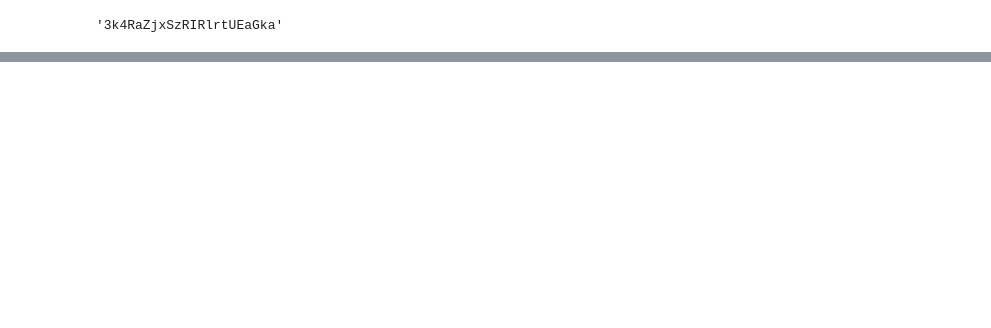
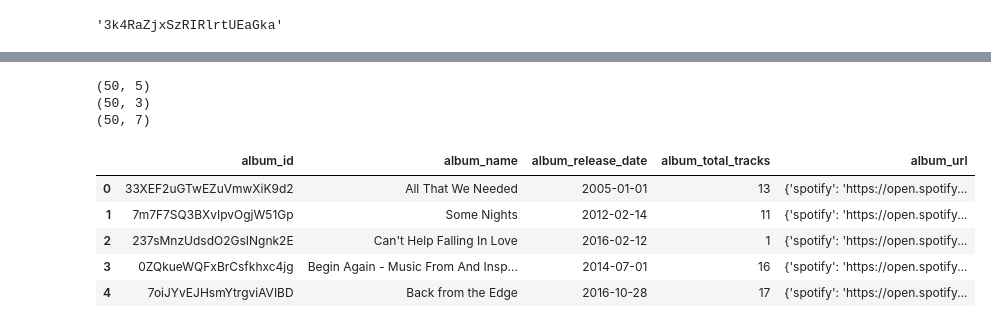
Before and after one commit to jasonbo9118/Spotify-Data-Pipeline-using-Python-and-AWS, a Jupyter notebook: Spotify Data Pipeline.ipynb, the cells around one changed output, grey strips where cells are left out. Saved outputs shown, nothing was run; the diff lists cells and outputs as text; code cells hidden in the pictures; blank space fills up the shorter version.

```diff
--- a/Spotify Data Pipeline.ipynb
+++ b/Spotify Data Pipeline.ipynb
@@ -83,0 +226,17 @@ artist_list
+# %%
+print(album_df.shape)
+print(artist_df.shape)
+print(song_df.shape)
+# %% [output]
+(50, 5)
+(50, 3)
+(50, 7)
+# %%
+album_df.head()
+# %% [output]
+|  | album_id | album_name | album_release_date | album_total_tracks | album_url |
+| 0 | 33XEF2uGTwEZuVmwXiK9d2 | All That We Needed | 2005-01-01 | 13 | {'spotify': 'https://open.spotify... |
+| 1 | 7m7F7SQ3BXvIpvOgjW51Gp | Some Nights | 2012-02-14 | 11 | {'spotify': 'https://open.spotify... |
+| 2 | 237sMnzUdsdO2GsINgnk2E | Can't Help Falling In Love | 2016-02-12 | 1 | {'spotify': 'https://open.spotify... |
+| 3 | 0ZQkueWQFxBrCsfkhxc4jg | Begin Again - Music From And Insp... | 2014-07-01 | 16 | {'spotify': 'https://open.spotify... |
+| 4 | 7oiJYvEJHsmYtrgviAVIBD | Back from the Edge | 2016-10-28 | 17 | {'spotify': 'https://open.spotify... |
```
Also changed, not shown: parts of 24 cells of this notebook.
